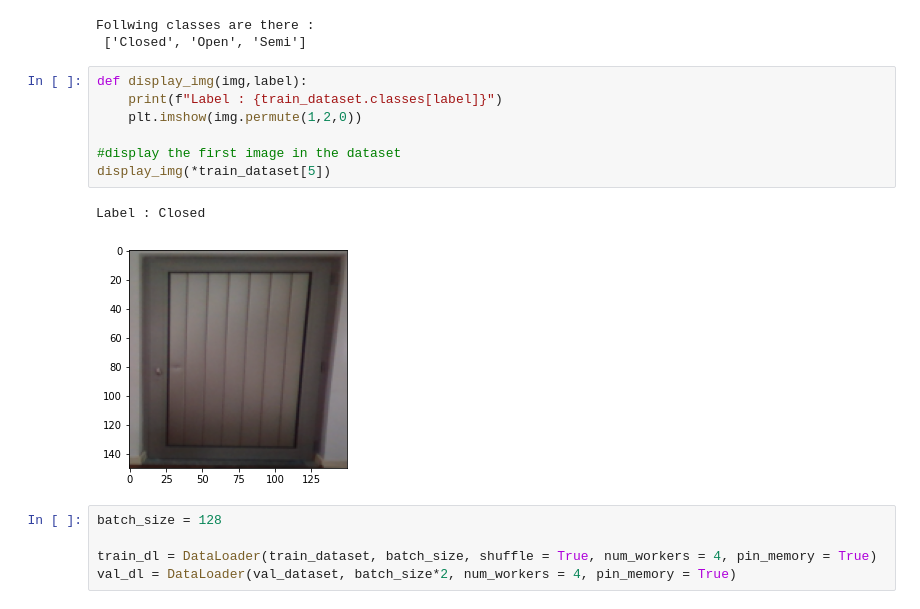
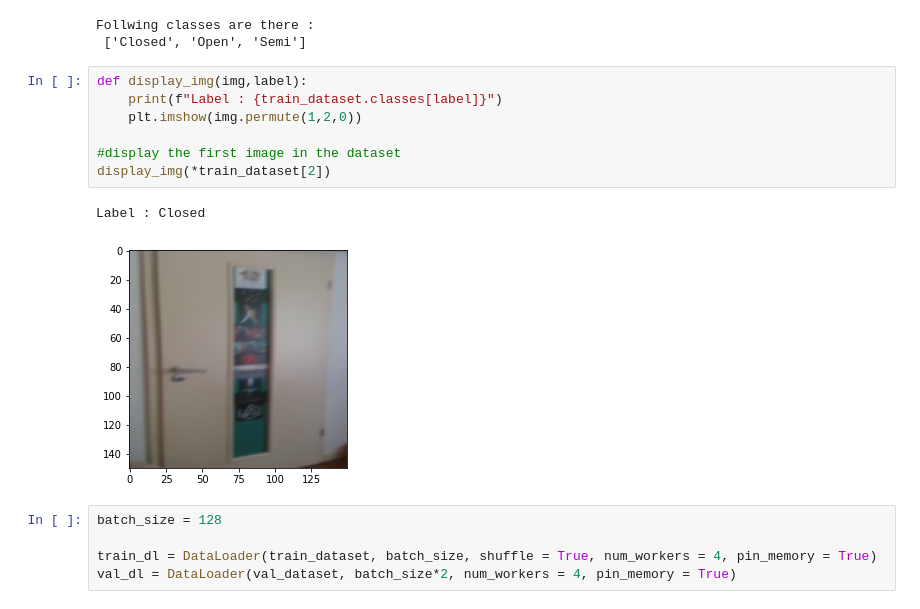
Before and after one commit to ChainYo/door_detector, a Jupyter notebook: training_pytorch.ipynb, the cells around one changed output. Drawn from its saved outputs; the diff is of its cells as text.

```diff
--- a/training_pytorch.ipynb
+++ b/training_pytorch.ipynb
@@ -39,13 +38,13 @@ Follwing classes are there :
 # %%
 def display_img(img,label):
     print(f"Label : {train_dataset.classes[label]}")
     plt.imshow(img.permute(1,2,0))
 
 #display the first image in the dataset
-display_img(*train_dataset[5])
+display_img(*train_dataset[2])
 # %% [output]
 Label : Closed
-[figure, old version]
+[figure, new version]
 # %%
 batch_size = 128
 
```
Also changed, not shown: parts of 6 cells of this notebook, 5 other files.
